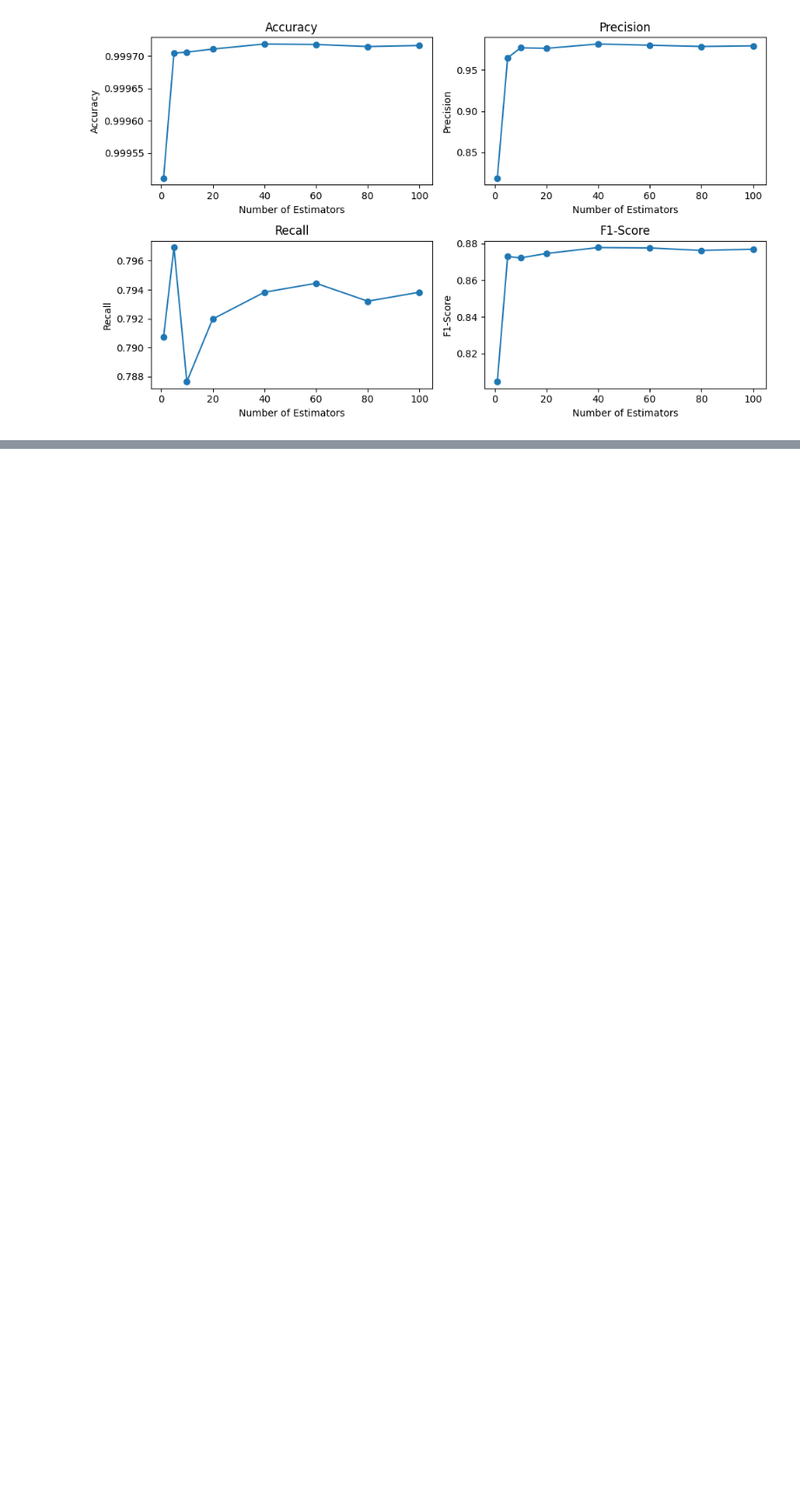
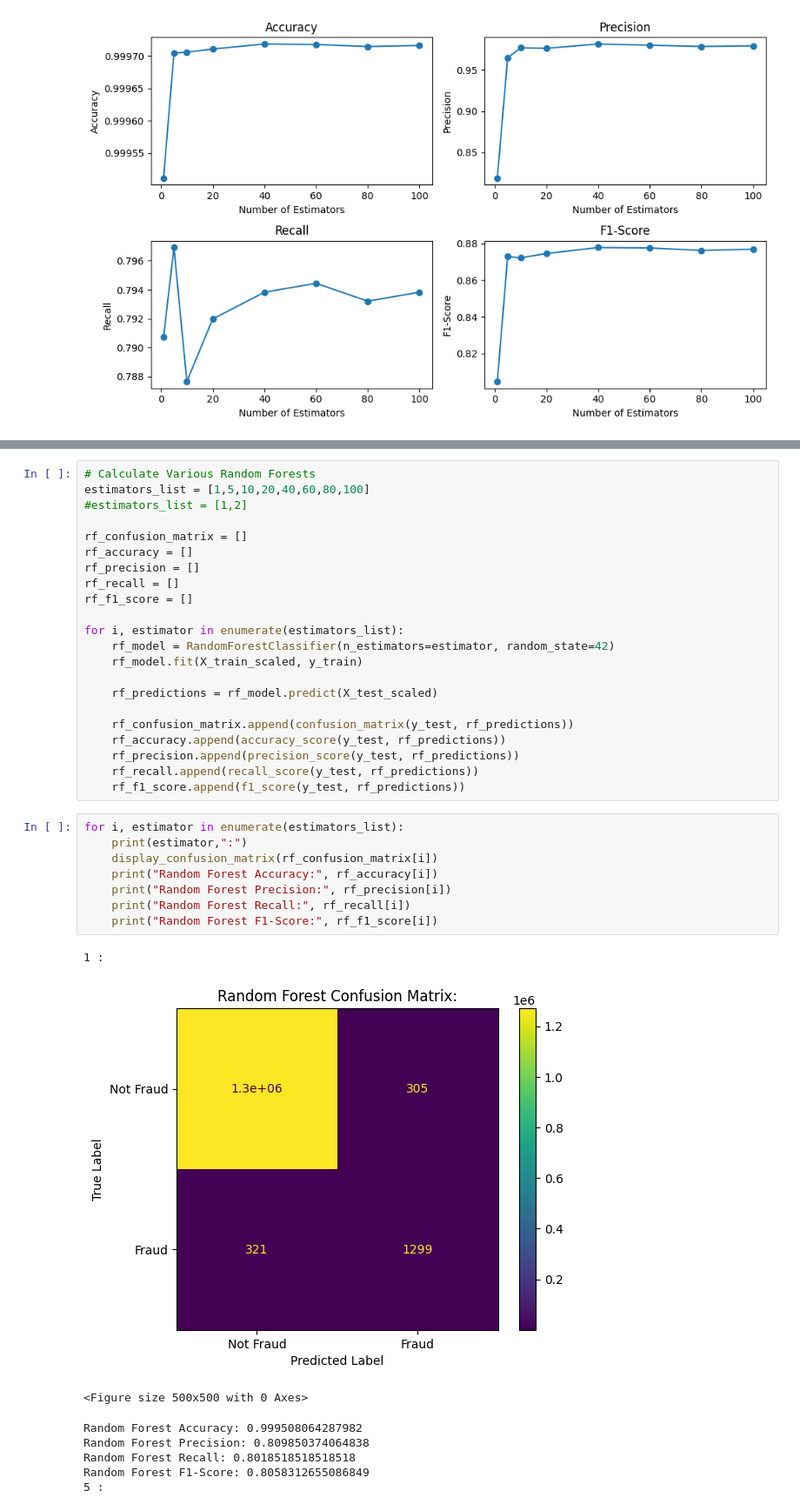
Before and after one commit to RobertKS123/ACML_Assignment, a Jupyter notebook: RandomForest.ipynb, the cells around one changed output, grey strips where cells are left out. Shown: that part at 87% size. Saved outputs shown, nothing was run; the diff lists cells and outputs as text; blank space fills up the shorter version.

Commit message:
scaled

```diff
--- a/RandomForest.ipynb
+++ b/RandomForest.ipynb
@@ -163,0 +166,39 @@ plt.show()
+# %%
+# Calculate Various Random Forests
+estimators_list = [1,5,10,20,40,60,80,100]
+#estimators_list = [1,2]
+
+rf_confusion_matrix = []
+rf_accuracy = []
+rf_precision = []
+rf_recall = []
+rf_f1_score = []
+
+for i, estimator in enumerate(estimators_list):
+    rf_model = RandomForestClassifier(n_estimators=estimator, random_state=42)
+    rf_model.fit(X_train_scaled, y_train)
+
+    rf_predictions = rf_model.predict(X_test_scaled)
+
+    rf_confusion_matrix.append(confusion_matrix(y_test, rf_predictions))
+    rf_accuracy.append(accuracy_score(y_test, rf_predictions))
+    rf_precision.append(precision_score(y_test, rf_predictions))
+    rf_recall.append(recall_score(y_test, rf_predictions))
+    rf_f1_score.append(f1_score(y_test, rf_predictions))
+# %%
+for i, estimator in enumerate(estimators_list):
+    print(estimator,":")
+    display_confusion_matrix(rf_confusion_matrix[i])
+    print("Random Forest Accuracy:", rf_accuracy[i])
+    print("Random Forest Precision:", rf_precision[i])
+    print("Random Forest Recall:", rf_recall[i])
+    print("Random Forest F1-Score:", rf_f1_score[i])
+# %% [output]
+1 :
+[figure, added]
+<Figure size 500x500 with 0 Axes>
+Random Forest Accuracy: 0.999508064287982
+Random Forest Precision: 0.809850374064838
+Random Forest Recall: 0.8018518518518518
+Random Forest F1-Score: 0.8058312655086849
+5 :
```
Also changed, not shown: parts of 3 cells of this notebook.
